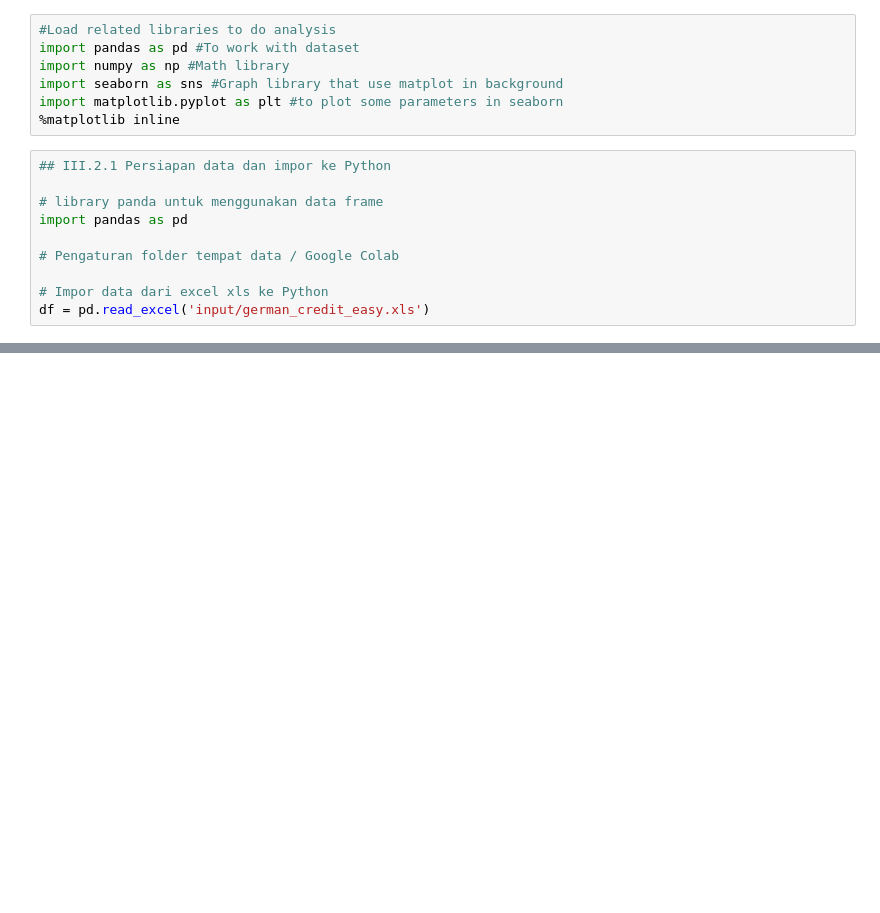
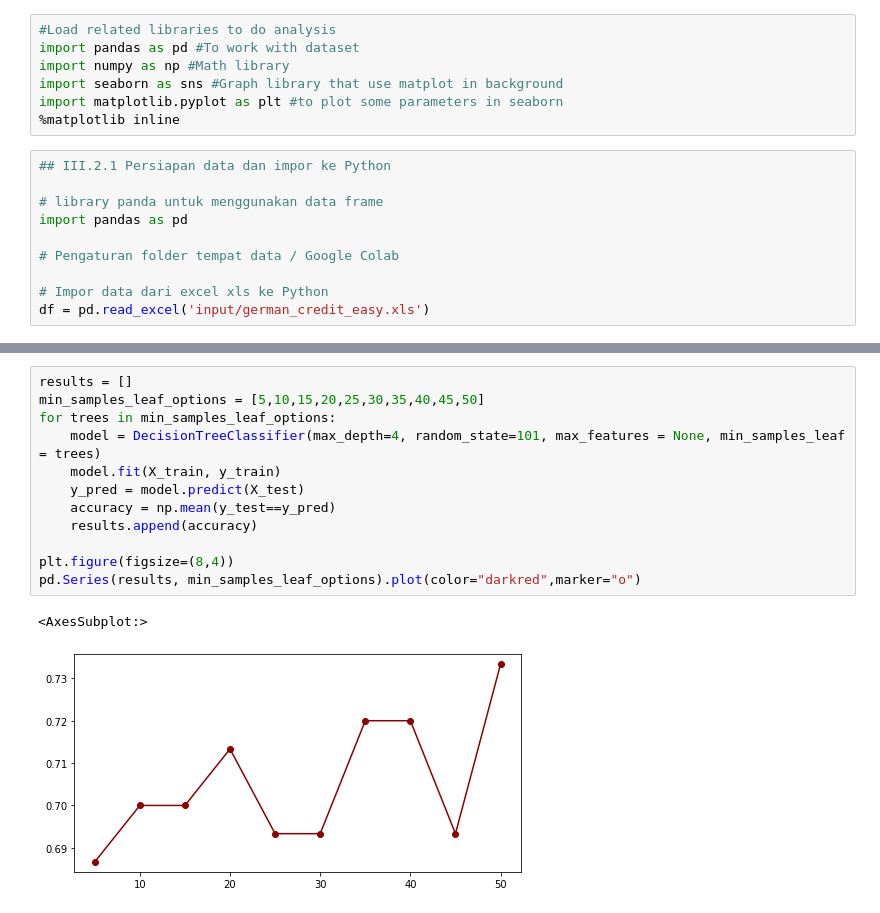
Before and after one commit to IndraLukasTjahaja/Python201_Modeling, a Jupyter notebook: 04_PY_modeling_decision_tree.ipynb, the cells around one changed output, grey strips where cells are left out. Drawn from its saved outputs; the diff is of its cells as text; blank space fills up the shorter version.

```diff
--- a/04_PY_modeling_decision_tree.ipynb
+++ b/04_PY_modeling_decision_tree.ipynb
@@ -32,0 +139,15 @@ import matplotlib.pyplot as plt
+# %%
+results = []
+min_samples_leaf_options = [5,10,15,20,25,30,35,40,45,50]
+for trees in min_samples_leaf_options:
+    model = DecisionTreeClassifier(max_depth=4, random_state=101, max_features = None, min_samples_leaf = trees)
+    model.fit(X_train, y_train)
+    y_pred = model.predict(X_test)
+    accuracy = np.mean(y_test==y_pred)
+    results.append(accuracy)
+
+plt.figure(figsize=(8,4))
+pd.Series(results, min_samples_leaf_options).plot(color="darkred",marker="o")
+# %% [output]
+<AxesSubplot:>
+[figure, added]
```
Also changed, not shown: parts of 18 cells of this notebook, 7 other files.
